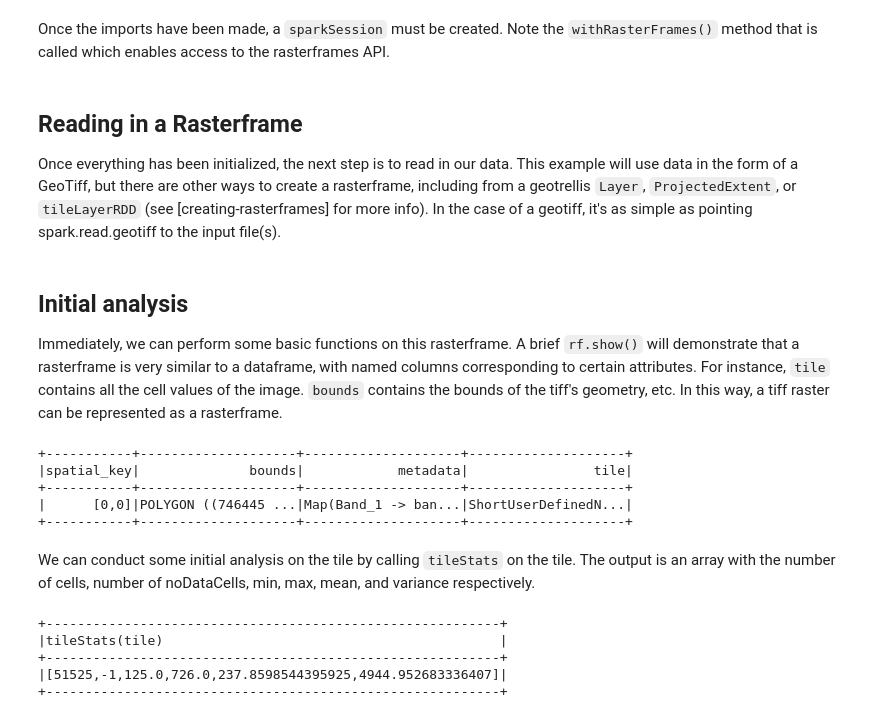
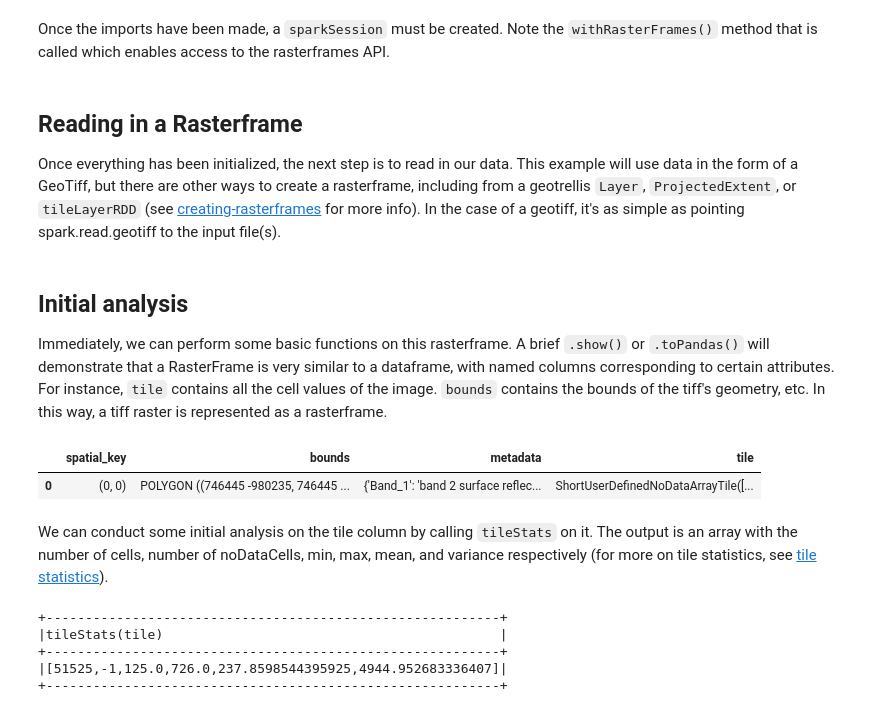
Before and after one commit to s22s/rasterframes-book, a Jupyter notebook: Python/Forest/forest-demo.ipynb, the cells around one changed output. Saved outputs shown, nothing was run; the diff lists cells and outputs as text; code cells hidden in the pictures.

```diff
--- a/Python/Forest/forest-demo.ipynb
+++ b/Python/Forest/forest-demo.ipynb
@@ -31,24 +28,21 @@ spark = SparkSession.builder. \
 # %% [markdown]
 ## Reading in a Rasterframe
 
-Once everything has been initialized, the next step is to read in our data. This example will use data in the form of a GeoTiff, but there are other ways to create a rasterframe, including from a geotrellis `Layer`, `ProjectedExtent`, or `tileLayerRDD` (see [creating-rasterframes] for more info). In the case of a geotiff, it's as simple as pointing spark.read.geotiff to the input file(s).
+Once everything has been initialized, the next step is to read in our data. This example will use data in the form of a GeoTiff, but there are other ways to create a rasterframe, including from a geotrellis `Layer`, `ProjectedExtent`, or `tileLayerRDD` (see [creating-rasterframes](../Minis/creating-rasterframes.html) for more info). In the case of a geotiff, it's as simple as pointing spark.read.geotiff to the input file(s).
 # %%
 filePath = 'data/brazil_1/band2.tif'
 initRF = spark.read.geotiff(filePath)
 # %% [markdown]
 ## Initial analysis
 
-Immediately, we can perform some basic functions on this rasterframe. A brief `rf.show()` will demonstrate that a rasterframe is very similar to a dataframe, with named columns corresponding to certain attributes. For instance, `tile` contains all the cell values of the image. `bounds` contains the bounds of the tiff's geometry, etc. In this way, a tiff raster can be represented as a rasterframe.
+Immediately, we can perform some basic functions on this rasterframe. A brief `.show()` or `.toPandas()` will demonstrate that a RasterFrame is very similar to a dataframe, with named columns corresponding to certain attributes. For instance, `tile` contains all the cell values of the image. `bounds` contains the bounds of the tiff's geometry, etc. In this way, a tiff raster is represented as a rasterframe.
 # %%
-initRF.show()
+initRF.toPandas()
 # %% [output]
-+-----------+--------------------+--------------------+--------------------+
-|spatial_key|              bounds|            metadata|                tile|
-+-----------+--------------------+--------------------+--------------------+
-|      [0,0]|POLYGON ((746445 ...|Map(Band_1 -> ban...|ShortUserDefinedN...|
-+-----------+--------------------+--------------------+--------------------+
+|  | spatial_key | bounds | metadata | tile |
+| 0 | (0, 0) | POLYGON ((746445 -980235, 746445 ... | {'Band_1': 'band 2 surface reflec... | ShortUserDefinedNoDataArrayTile([... |
 # %% [markdown]
-We can conduct some initial analysis on the tile by calling `tileStats` on the tile. The output is an array with the number of cells, number of noDataCells, min, max, mean, and variance respectively.
+We can conduct some initial analysis on the tile column by calling `tileStats` on it. The output is an array with the number of cells, number of noDataCells, min, max, mean, and variance respectively (for more on tile statistics, see [tile statistics](../Minis/statistics.html)).
 # %%
 initRF.select(tileStats("tile")).show(truncate = False)
 # %% [output]
```
Also changed, not shown: parts of 27 cells of this notebook, 36 other files.
